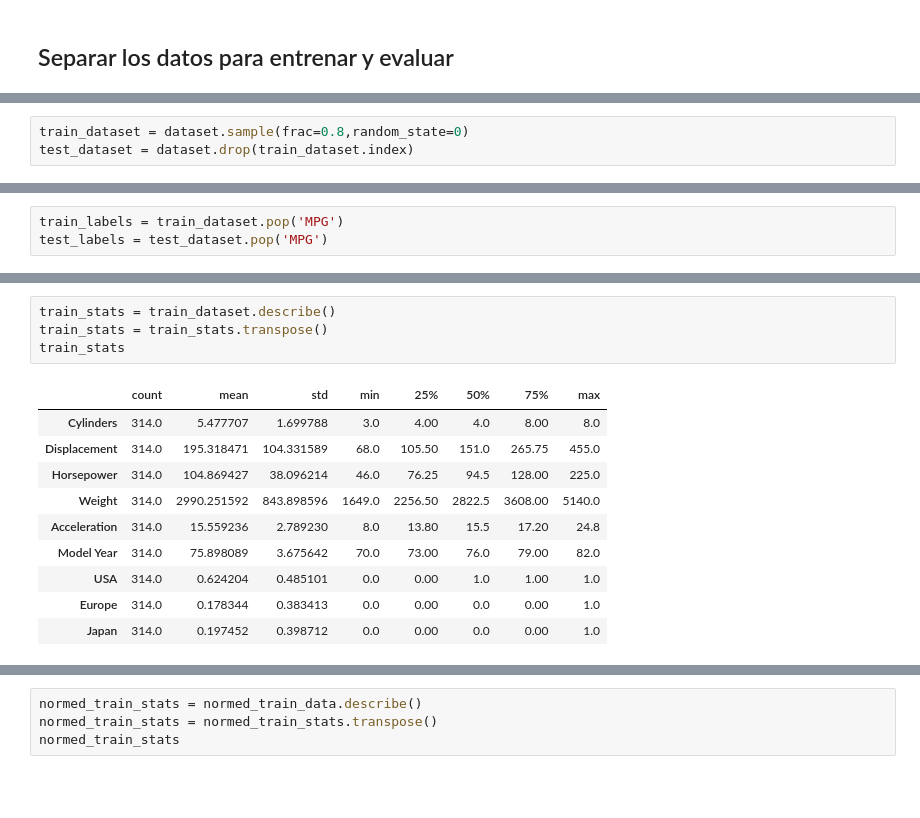
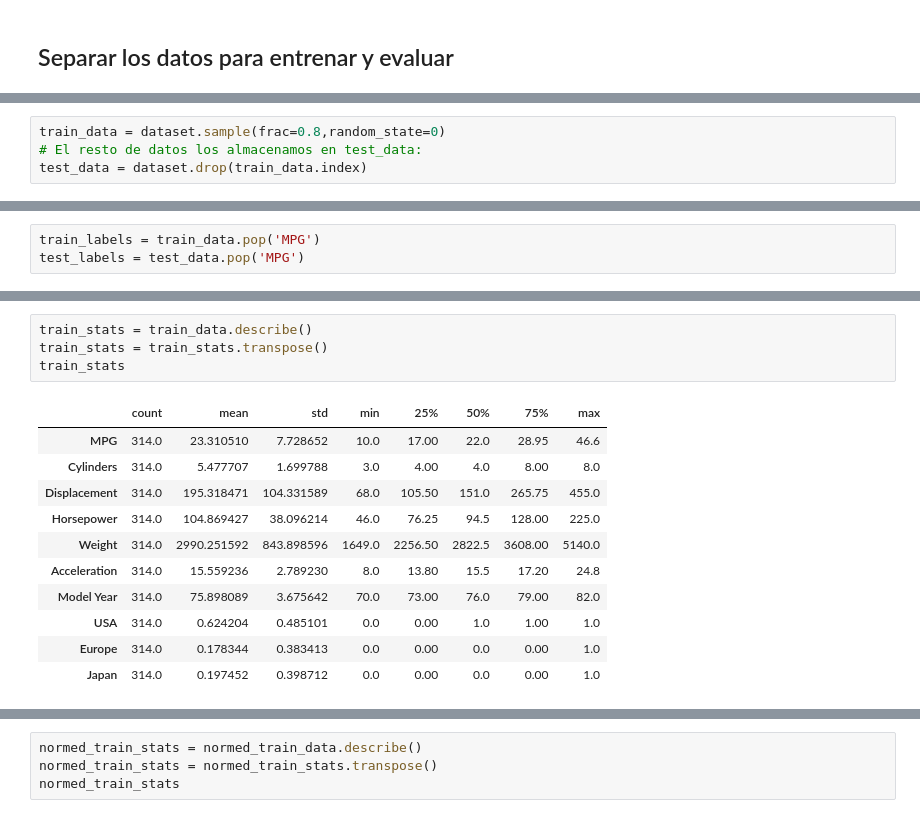
Before and after one commit to carlosemiliorabazo/deepLearning, a Jupyter notebook: Respuesta Examen Primer Parcial Aprendizaje Automático Noviembre 2021.ipynb, the cells around one changed output, grey strips where cells are left out. Saved outputs shown, nothing was run; the diff lists cells and outputs as text; blank space fills up the shorter version.

```diff
--- a/Respuesta Examen Primer Parcial Aprendizaje Automático Noviembre 2021.ipynb
+++ b/Respuesta Examen Primer Parcial Aprendizaje Automático Noviembre 2021.ipynb
@@ -77,3 +158,4 @@ dataset.tail()
 # %%
-train_dataset = dataset.sample(frac=0.8,random_state=0)
-test_dataset = dataset.drop(train_dataset.index)
+train_data = dataset.sample(frac=0.8,random_state=0)
+# El resto de datos los almacenamos en test_data:
+test_data = dataset.drop(train_data.index)
@@ -80,3 +164,3 @@ test_dataset = dataset.drop(train_dataset.index)
 # %%
-train_labels = train_dataset.pop('MPG')
-test_labels = test_dataset.pop('MPG')
+train_labels = train_data.pop('MPG')
+test_labels = test_data.pop('MPG')
@@ -83,9 +174,10 @@ test_labels = test_dataset.pop('MPG')
 # %%
-train_stats = train_dataset.describe()
+train_stats = train_data.describe()
 train_stats = train_stats.transpose()
 train_stats
 # %% [output]
 |  | count | mean | std | min | 25% | 50% | 75% | max |
+| MPG | 314.0 | 23.310510 | 7.728652 | 10.0 | 17.00 | 22.0 | 28.95 | 46.6 |
 | Cylinders | 314.0 | 5.477707 | 1.699788 | 3.0 | 4.00 | 4.0 | 8.00 | 8.0 |
 | Displacement | 314.0 | 195.318471 | 104.331589 | 68.0 | 105.50 | 151.0 | 265.75 | 455.0 |
 | Horsepower | 314.0 | 104.869427 | 38.096214 | 46.0 | 76.25 | 94.5 | 128.00 | 225.0 |
```
Also changed, not shown: parts of 30 cells of this notebook.
